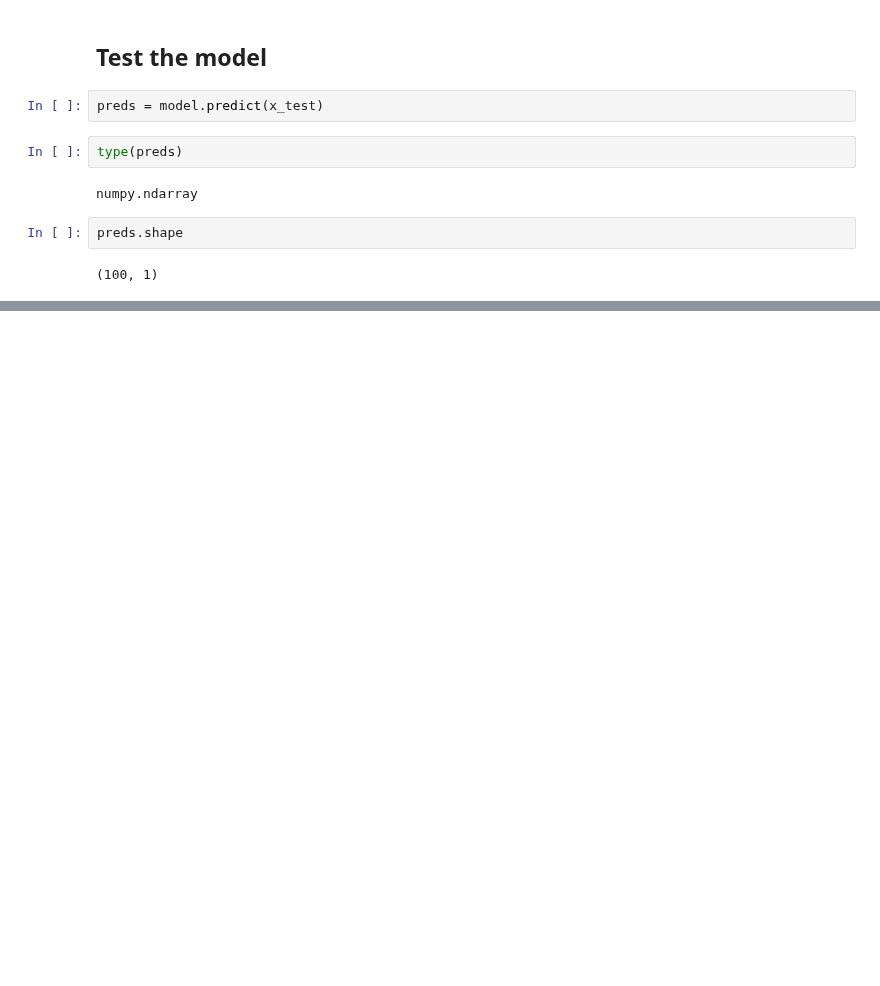
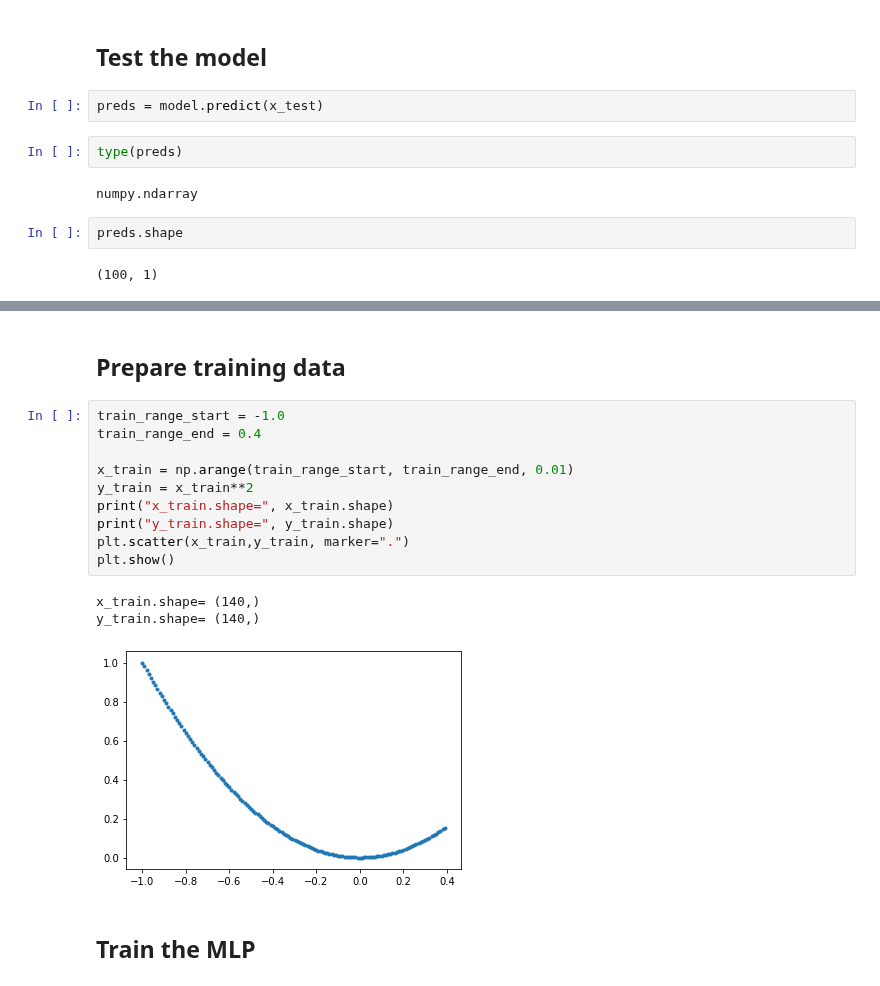
Before and after one commit to b3n3d17/DeepLearningCourse, a Jupyter notebook: 54_mlp_function_learning_test/mlp_function_learning_test.ipynb, the cells around one changed output, grey strips where cells are left out. Drawn from its saved outputs; the diff is of its cells as text; blank space fills up the shorter version.

```diff
--- a/54_mlp_function_learning_test/mlp_function_learning_test.ipynb
+++ b/54_mlp_function_learning_test/mlp_function_learning_test.ipynb
@@ -302,0 +333,18 @@ plt.show()
+# %% [markdown]
+## Prepare training data
+# %%
+train_range_start = -1.0
+train_range_end = 0.4
+
+x_train = np.arange(train_range_start, train_range_end, 0.01)
+y_train = x_train**2
+print("x_train.shape=", x_train.shape)
+print("y_train.shape=", y_train.shape)
+plt.scatter(x_train,y_train, marker=".")
+plt.show()
+# %% [output]
+x_train.shape= (140,)
+y_train.shape= (140,)
+[figure, added]
+# %% [markdown]
+## Train the MLP
```
Also changed, not shown: parts of 27 cells of this notebook.
